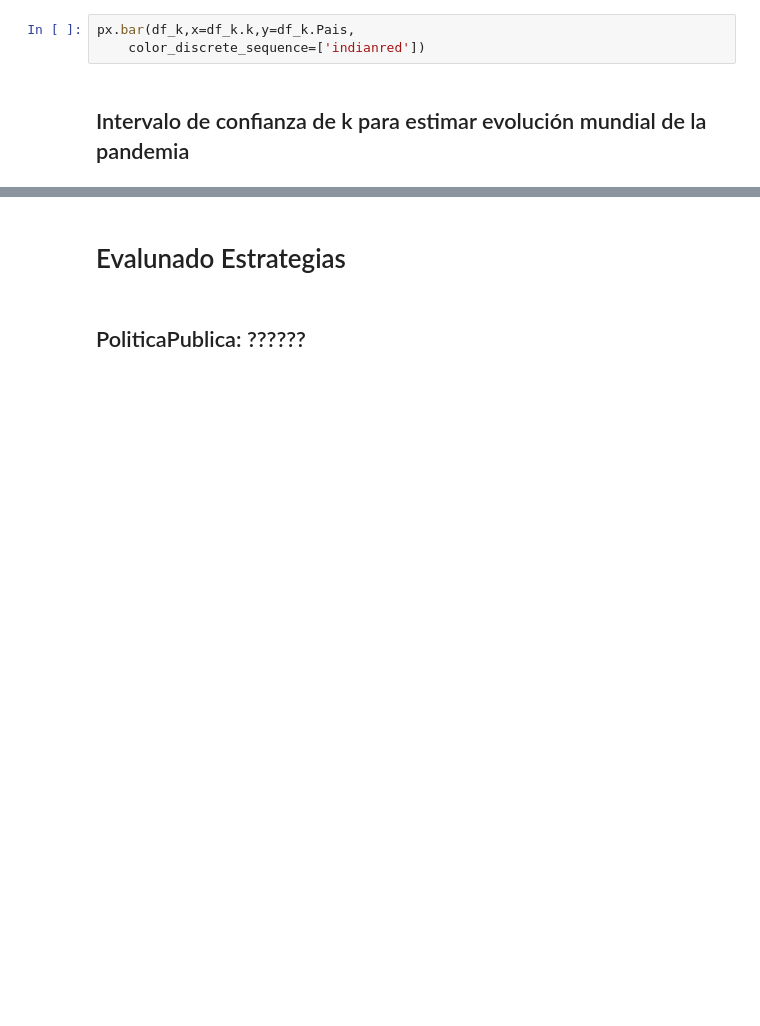
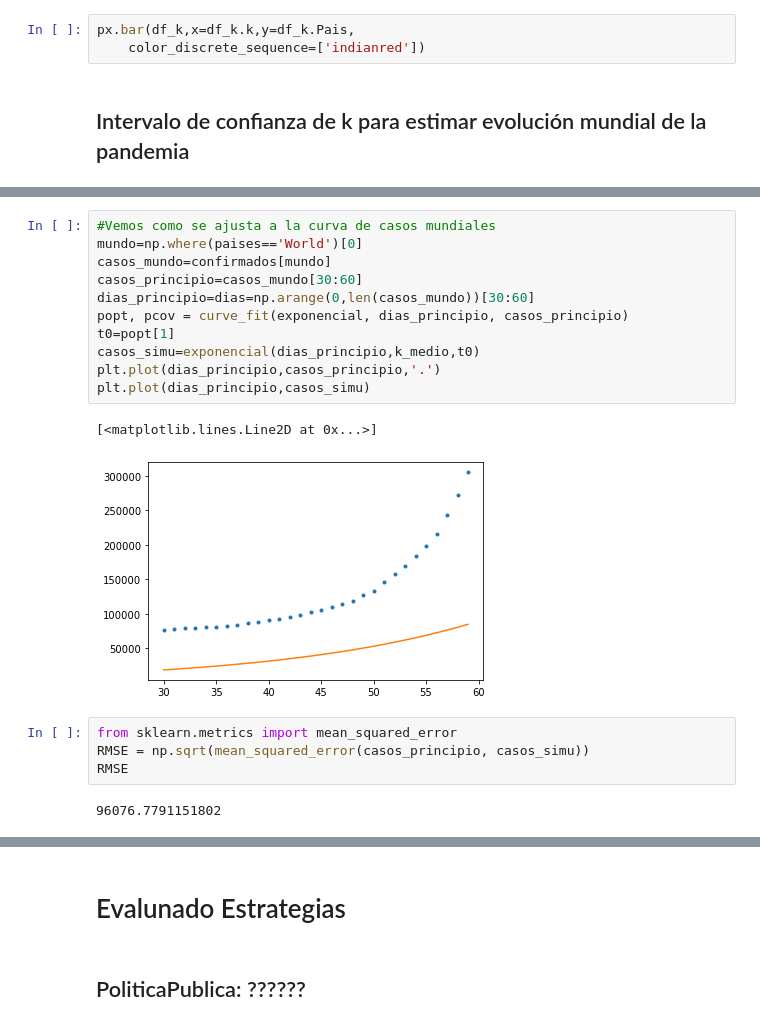
Before and after one commit to NachoRam123/Sprint-4, a Jupyter notebook: proyecto_4.ipynb, the cells around one changed output, grey strips where cells are left out. Saved outputs shown, nothing was run; the diff lists cells and outputs as text; blank space fills up the shorter version.

```diff
--- a/proyecto_4.ipynb
+++ b/proyecto_4.ipynb
@@ -336,0 +362,20 @@ px.bar(df_k,x=df_k.k,y=df_k.Pais,
+# %%
+#Vemos como se ajusta a la curva de casos mundiales
+mundo=np.where(paises=='World')[0]
+casos_mundo=confirmados[mundo]
+casos_principio=casos_mundo[30:60]
+dias_principio=dias=np.arange(0,len(casos_mundo))[30:60]
+popt, pcov = curve_fit(exponencial, dias_principio, casos_principio)
+t0=popt[1]
+casos_simu=exponencial(dias_principio,k_medio,t0)
+plt.plot(dias_principio,casos_principio,'.')
+plt.plot(dias_principio,casos_simu)
+# %% [output]
+[<matplotlib.lines.Line2D at 0x...>]
+[figure, added]
+# %%
+from sklearn.metrics import mean_squared_error
+RMSE = np.sqrt(mean_squared_error(casos_principio, casos_simu))
+RMSE
+# %% [output]
+96076.7791151802
```
Also changed, not shown: parts of 11 cells of this notebook.
